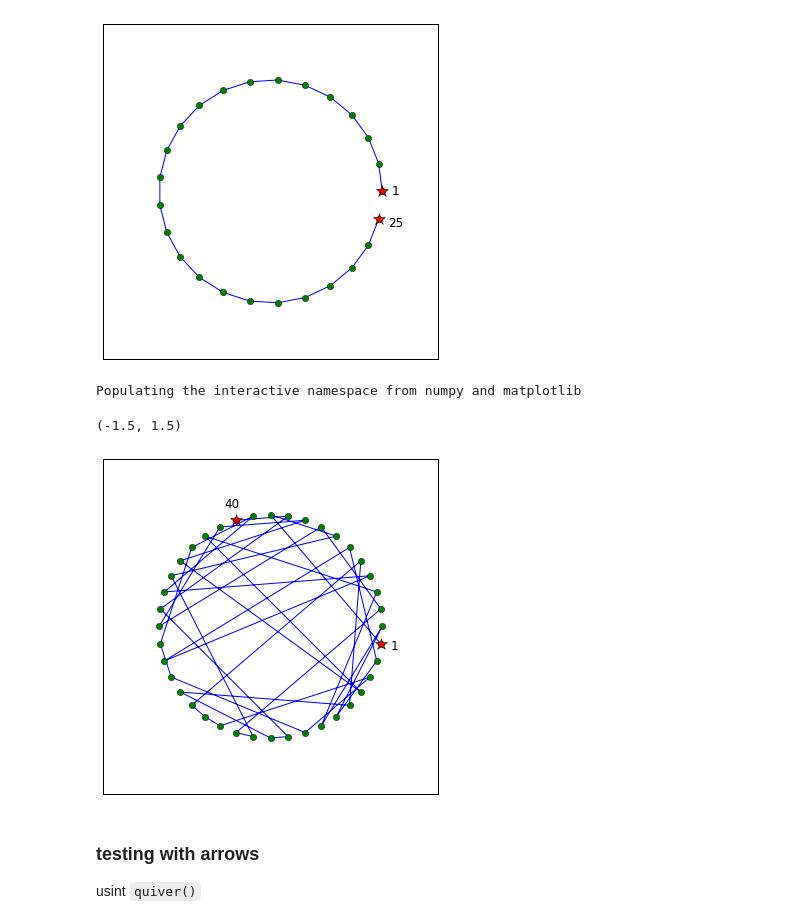
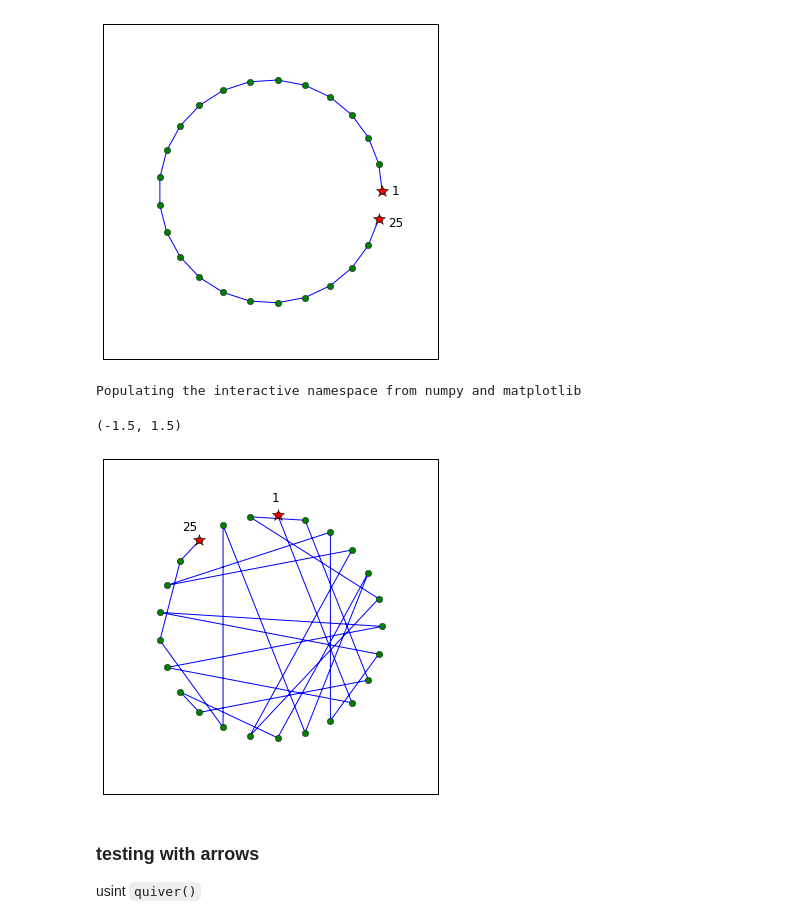
Before and after one commit to delsuc/test1, a Jupyter notebook: permut-pictures.ipynb, the cells around one changed output. Saved outputs shown, nothing was run; the diff lists cells and outputs as text; code cells hidden in the pictures.

```diff
--- a/permut-pictures.ipynb
+++ b/permut-pictures.ipynb
@@ -27,25 +27,25 @@ Populating the interactive namespace from numpy and matplotlib
 # %%
 %pylab inline
 figsize(6,6)
-N = 40
+N = 25
 a = 2*pi/N
 tt = arange(N)
 qq = random.permutation(tt)
 X = cos(a*qq)
 Y = sin(a*qq)
 plot(X,Y)
 plot(X,Y,'o')
 plot(X[[0,N-1]],Y[[0,N-1]],'*',markersize=12)
 for i in [0,N-1]: #range(N):
     text(1.15*X[i]-0.05,1.15*Y[i]-0.03,str(i+1),fontsize=12)
 xticks([])
 yticks([])
 xlim([-1.5,1.5])
 ylim([-1.5,1.5])
 # %% [output]
 Populating the interactive namespace from numpy and matplotlib
 (-1.5, 1.5)
-[figure, old version]
+[figure, new version]
 # %% [markdown]
 ### testing with arrows
 usint `quiver()`
```
Also changed, not shown: parts of 1 cell of this notebook.
